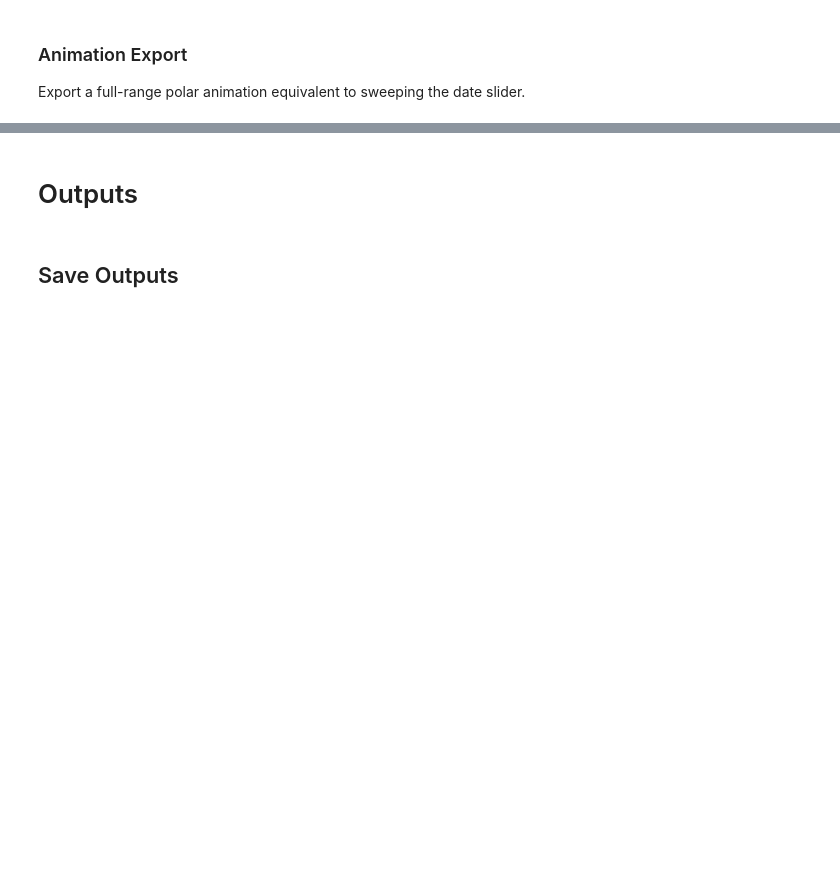
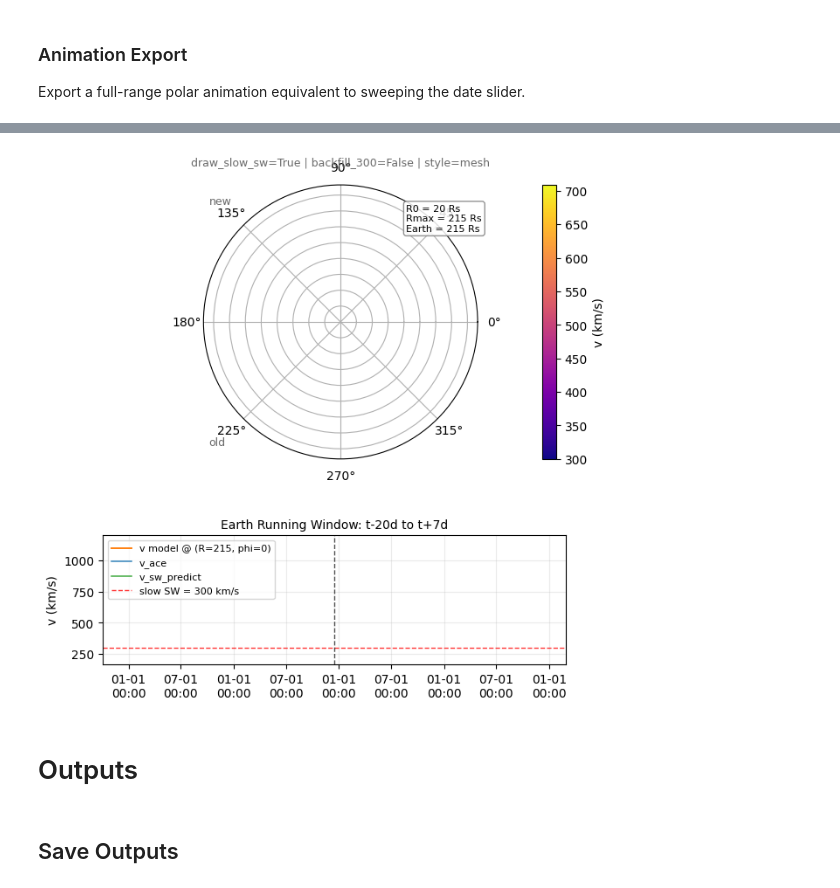
Before and after one commit to oscu0/helio-n, a Jupyter notebook: SW.ipynb, the cells around one changed output, grey strips where cells are left out. Cells and saved outputs as stored; diff of their text form; code cells hidden in the pictures; blank space fills up the shorter version.

```diff
--- a/SW.ipynb
+++ b/SW.ipynb
@@ -1387,17 +1685,28 @@ anim_speedup_multiplier = 2.0  # Requested extra playback speedup
 # Keep frame count normalized to a 10-minute superresolution reference.
 # Example: if dt goes from 10 min -> 5 min, stride is multiplied by 2x.
 anim_superres_reference_minutes = 10.0
-anim_base_stride = max(1, int(round(anim_target_speedup_vs_baseline * anim_baseline_fps / anim_fps)))
+anim_base_stride = max(
+    1, int(round(anim_target_speedup_vs_baseline * anim_baseline_fps / anim_fps))
+)
 if superresolution_enabled:
-    anim_superres_stride_factor = float(anim_superres_reference_minutes) / float(time_step_minutes)
+    anim_superres_stride_factor = float(anim_superres_reference_minutes) / float(
+        time_step_minutes
+    )
 else:
     anim_superres_stride_factor = 1.0
-anim_stride = max(1, int(round(anim_base_stride * anim_superres_stride_factor * anim_speedup_multiplier)))
+anim_stride = max(
+    1,
+    int(
+        round(anim_base_stride * anim_superres_stride_factor * anim_speedup_multiplier)
+    ),
+)
 
 anim_outfile = "Outputs/SW Polar Animation.mp4"
 anim_dpi = 100
 anim_plot_style = "mesh"  # "mesh" (fast) or "scatter"
-assert anim_post_mode in post_fields_raw, f"post mode {anim_post_mode} is unavailable in current run"
+assert (
+    anim_post_mode in post_fields_raw
+), f"post mode {anim_post_mode} is unavailable in current run"
 assert anim_plot_style in {"mesh", "scatter"}
 
 anim_grid_raw = post_fields_raw[anim_post_mode]
@@ -1413,7 +1722,9 @@ window_after_days = 7.0
 phi0_idx = int(np.argmin(np.abs(phi_axis - 0.0)))
 r215_idx = int(np.argmin(np.abs(r_axis - 215)))
 
-model_series_raw = pd.Series(anim_grid_raw[:, phi0_idx, r215_idx], index=time_axis, name="v_model_earth_raw")
+model_series_raw = pd.Series(
+    anim_grid_raw[:, phi0_idx, r215_idx], index=time_axis, name="v_model_earth_raw"
+)
 if anim_backfill_empty_with_300:
     model_series = model_series_raw.fillna(float(slow_sw_speed)).rename("v_model_earth")
 else:
@@ -1424,7 +1735,10 @@ if not anim_draw_slow_sw:
     model_series = model_series.mask(slow_earth_mask)
 
 forecast_series = None
-if "df_forecast_earth" in globals() and "forecast_sw_speed" in df_forecast_earth.columns:
+if (
+    "df_forecast_earth" in globals()
+    and "forecast_sw_speed" in df_forecast_earth.columns
+):
     forecast_series = df_forecast_earth["forecast_sw_speed"].copy()
 
 # Fixed y-limits for Earth validation panel (constant over all frames)
@@ -1501,7 +1815,9 @@ ax.text(
     ha="left",
     va="top",
     fontsize=8,
-    bbox=dict(boxstyle="round,pad=0.28", facecolor="white", edgecolor="gray", alpha=0.85),
+    bbox=dict(
+        boxstyle="round,pad=0.28", facecolor="white", edgecolor="gray", alpha=0.85
+    ),
 )
 
 cb = plt.colorbar(artist, pad=0.14, fraction=0.05)
@@ -1518,20 +1834,42 @@ ax.text(
     fontsize=9,
     color="dimgray",
 )
-ax.text(0.02, 0.96, "new", transform=ax.transAxes, va="top", fontsize=9, color="dimgray")
-ax.text(0.02, 0.04, "old", transform=ax.transAxes, va="bottom", fontsize=9, color="dimgray")
+ax.text(
+    0.02, 0.96, "new", transform=ax.transAxes, va="top", fontsize=9, color="dimgray"
+)
+ax.text(
+    0.02, 0.04, "old", transform=ax.transAxes, va="bottom", fontsize=9, color="dimgray"
+)
 
 # Earth validation panel artists
-line_model, = ax_earth.plot([], [], color="tab:orange", linewidth=1.4, label="v model @ (R=215, phi=0)")
-line_ace, = ax_earth.plot([], [], color="tab:blue", linewidth=1.1, alpha=0.9, label="v_ace")
+(line_model,) = ax_earth.plot(
+    [], [], color="tab:orange", linewidth=1.4, label="v model @ (R=215, phi=0)"
+)
+(line_ace,) = ax_earth.plot(
+    [], [], color="tab:blue", linewidth=1.1, alpha=0.9, label="v_ace"
+)
 if forecast_series is not None:
-    line_forecast, = ax_earth.plot([], [], color="tab:green", linewidth=1.1, alpha=0.9, label="v_sw_predict")
+    (line_forecast,) = ax_earth.plot(
+        [], [], color="tab:green", linewidth=1.1, alpha=0.9, label="v_sw_predict"
+    )
 else:
     line_forecast = None
-line_slow = ax_earth.axhline(slow_sw_speed, color="red", linestyle="--", linewidth=1.0, alpha=0.8, label=f"slow SW = {slow_sw_speed:.0f} km/s")
-line_t = ax_earth.axvline(time_axis[init_t], color="black", linestyle="--", linewidth=1.0, alpha=0.7)
+line_slow = ax_earth.axhline(
+    slow_sw_speed,
+    color="red",
+    linestyle="--",
+    linewidth=1.0,
+    alpha=0.8,
+    label=f"slow SW = {slow_sw_speed:.0f} km/s",
+)
+line_t = ax_earth.axvline(
+    time_axis[init_t], color="black", linestyle="--", linewidth=1.0, alpha=0.7
+)
 ax_earth.set_ylabel("v (km/s)")
-ax_earth.set_title(f"Earth Running Window: t-{window_before_days:.0f}d to t+{window_after_days:.0f}d", fontsize=10)
+ax_earth.set_title(
+    f"Earth Running Window: t-{window_before_days:.0f}d to t+{window_after_days:.0f}d",
+    fontsize=10,
+)
 ax_earth.grid(alpha=0.25)
 ax_earth.set_ylim(*earth_ylim)
 ax_earth.xaxis.set_major_locator(mdates.AutoDateLocator())
@@ -1548,14 +1886,29 @@ assert fig_w_px % 2 == 0 and fig_h_px % 2 == 0, (
 writer = animation.FFMpegWriter(
     fps=anim_fps,
     codec="libx264",
-    extra_args=["-preset", "ultrafast", "-crf", "23", "-pix_fmt", "yuv420p", "-threads", "0"],
+    extra_args=[
+        "-preset",
+        "ultrafast",
+        "-crf",
+        "23",
+        "-pix_fmt",
+        "yuv420p",
+        "-threads",
+        "0",
+    ],
 )
 
 anim_achieved_speedup = (anim_stride * anim_fps) / anim_baseline_fps
-print(f"Animation frames: {len(frame_idx):,} | stride={anim_stride} | base_stride={anim_base_stride} | fps={anim_fps}")
-print(f"Superres stride factor (ref {anim_superres_reference_minutes:.0f}min): {anim_superres_stride_factor:.3f}x")
+print(
+    f"Animation frames: {len(frame_idx):,} | stride={anim_stride} | base_stride={anim_base_stride} | fps={anim_fps}"
+)
+print(
+    f"Superres stride factor (ref {anim_superres_reference_minutes:.0f}min): {anim_superres_stride_factor:.3f}x"
+)
 print(f"Extra speedup multiplier: {anim_speedup_multiplier:.2f}x")
-print(f"Target speedup vs baseline: {anim_target_speedup_vs_baseline:.2f}x | achieved: {anim_achieved_speedup:.2f}x")
+print(
+    f"Target speedup vs baseline: {anim_target_speedup_vs_baseline:.2f}x | achieved: {anim_achieved_speedup:.2f}x"
+)
 print(f"Animation grid/frame: phi={len(phi_axis):,}, r={len(r_axis):,}")
 print(f"Frame buffer size: {frame_buf_2d.nbytes / (1024**2):.2f} MiB")
 
@@ -1595,3 +1948,4 @@ with writer.saving(fig, anim_outfile, dpi=anim_dpi):
 plt.close(fig)
 print("Saved animation:", anim_outfile)
 print("Frames:", len(frame_idx), "FPS:", anim_fps)
+# %% [output]
@@ -1598,3 +1959,4 @@ print("Frames:", len(frame_idx), "FPS:", anim_fps)
+[figure, added]
 # %% [markdown]
 # Outputs
 # %% [markdown]
```
Also changed, not shown: parts of 17 cells of this notebook.
